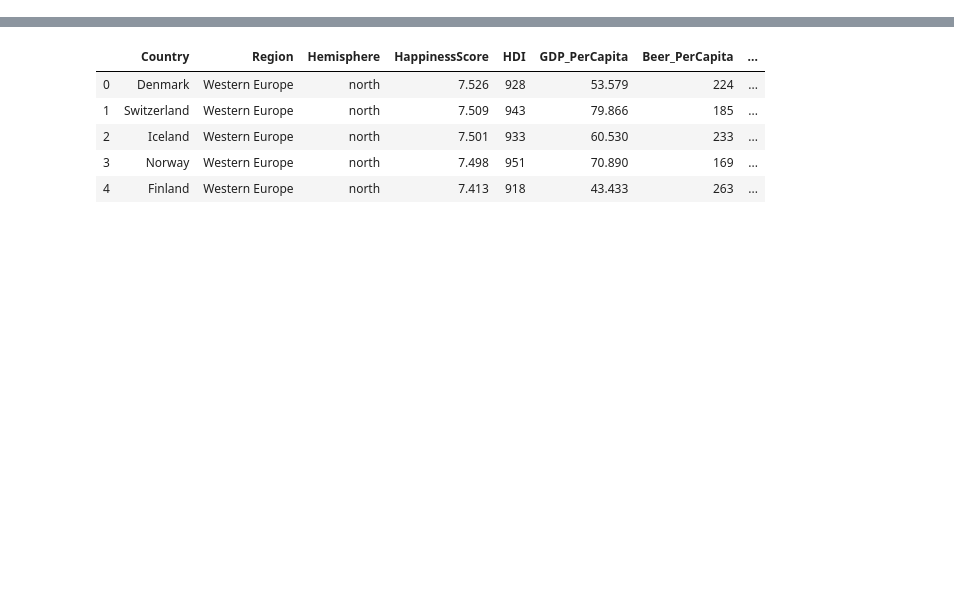
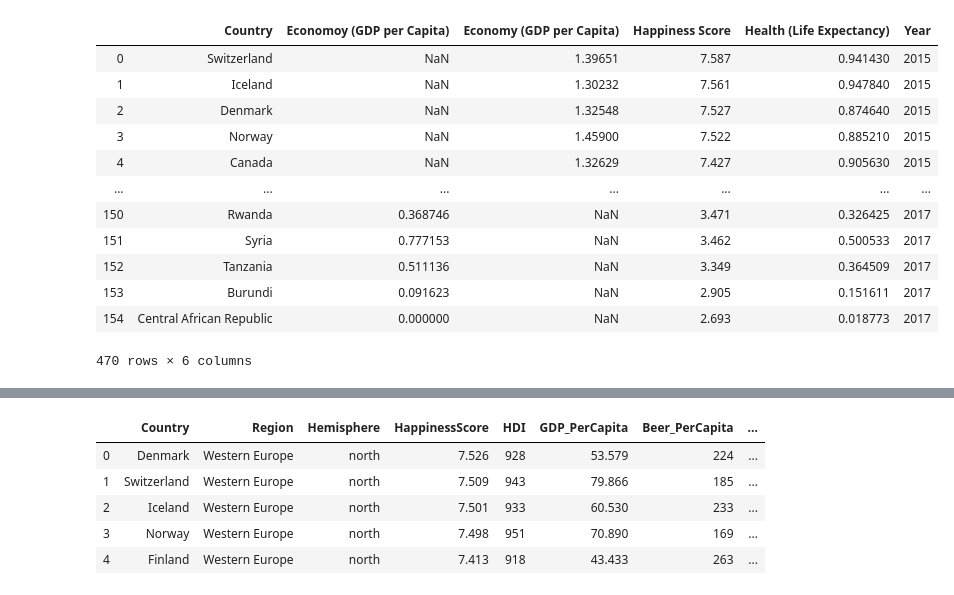
Before and after one commit to ngafron/Project-2, a Jupyter notebook: Happinessmunging.ipynb, the cells around one changed output, grey strips where cells are left out. Cells and saved outputs as stored; diff of their text form; code cells hidden in the pictures; blank space fills up the shorter version.

```diff
--- a/Happinessmunging.ipynb
+++ b/Happinessmunging.ipynb
@@ -51,0 +83,3 @@ happiness_df.drop(columns=['Region'])
+# %%
+df17 = df17.rename({'Happiness.Score': 'Happiness Score', 'Economy..GDP.per.Capita.': 'Economoy (GDP per Capita)', 'Health..Life.Expectancy.': 'Health (Life Expectancy)'}, axis=1)
+df17.head()
@@ -51,0 +93,3 @@ happiness_df.drop(columns=['Region'])
+# %%
+df17['Year'] = '2017'
+df17.head()
@@ -51,0 +163,3 @@ happiness_df.drop(columns=['Region'])
+# %%
+happiness_df = df15
+happiness_df.head()
@@ -51,0 +173,3 @@ happiness_df.drop(columns=['Region'])
+# %%
+happiness_df = happiness_df.append(df16)
+happiness_df
@@ -51,0 +190,17 @@ happiness_df.drop(columns=['Region'])
+# %%
+happiness_df = happiness_df.append(df17)
+happiness_df
+# %% [output]
+|  | Country | Economoy (GDP per Capita) | Economy (GDP per Capita) | Happiness Score | Health (Life Expectancy) | Year |
+| 0 | Switzerland | NaN | 1.39651 | 7.587 | 0.941430 | 2015 |
+| 1 | Iceland | NaN | 1.30232 | 7.561 | 0.947840 | 2015 |
+| 2 | Denmark | NaN | 1.32548 | 7.527 | 0.874640 | 2015 |
+| 3 | Norway | NaN | 1.45900 | 7.522 | 0.885210 | 2015 |
+| 4 | Canada | NaN | 1.32629 | 7.427 | 0.905630 | 2015 |
+| ... | ... | ... | ... | ... | ... | ... |
+| 150 | Rwanda | 0.368746 | NaN | 3.471 | 0.326425 | 2017 |
+| 151 | Syria | 0.777153 | NaN | 3.462 | 0.500533 | 2017 |
+| 152 | Tanzania | 0.511136 | NaN | 3.349 | 0.364509 | 2017 |
+| 153 | Burundi | 0.091623 | NaN | 2.905 | 0.151611 | 2017 |
+| 154 | Central African Republic | 0.000000 | NaN | 2.693 | 0.018773 | 2017 |
+470 rows × 6 columns
```
Also changed, not shown: parts of 24 cells of this notebook, 7 other files.
